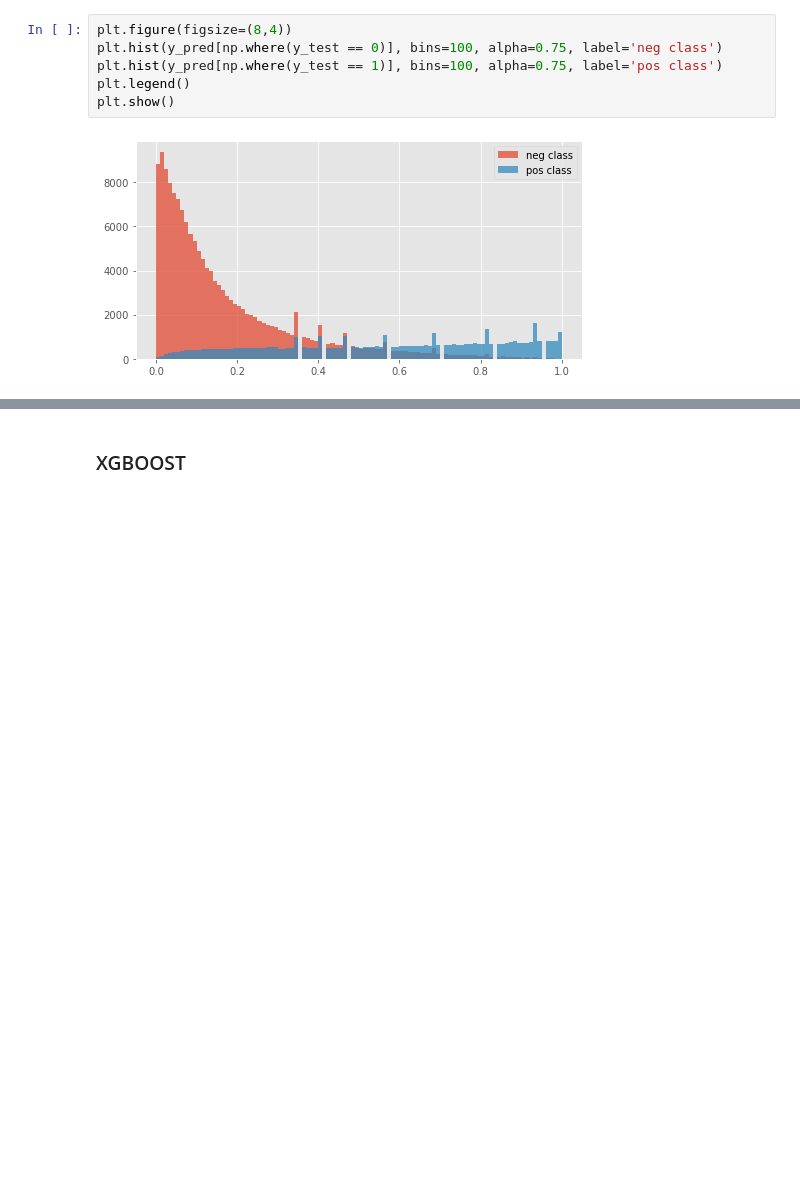
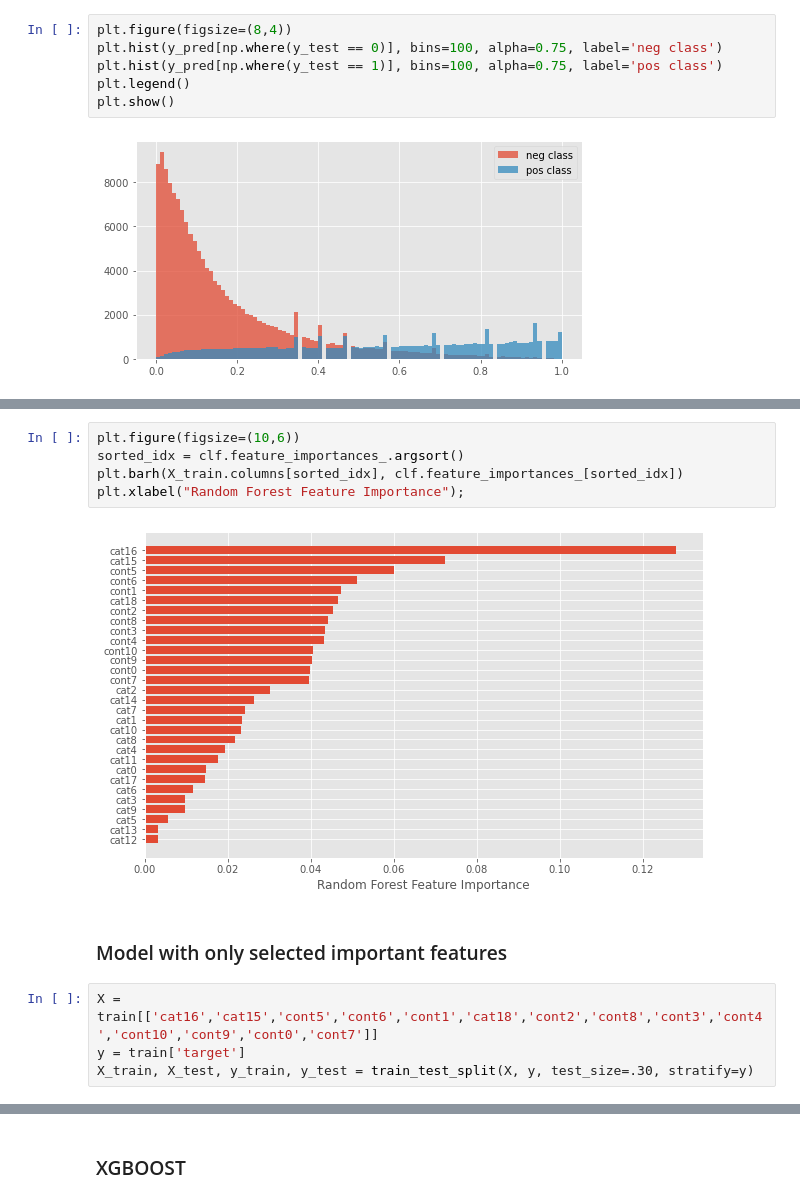
Before and after one commit to smeteo/Kaggle-Tabular-Competition-March, a Jupyter notebook: Tabular_March.ipynb, the cells around one changed output, grey strips where cells are left out. Saved outputs shown, nothing was run; the diff lists cells and outputs as text; blank space fills up the shorter version.

```diff
--- a/Tabular_March.ipynb
+++ b/Tabular_March.ipynb
@@ -175,0 +193,13 @@ plt.show()
+# %%
+plt.figure(figsize=(10,6))
+sorted_idx = clf.feature_importances_.argsort()
+plt.barh(X_train.columns[sorted_idx], clf.feature_importances_[sorted_idx])
+plt.xlabel("Random Forest Feature Importance");
+# %% [output]
+[figure, added]
+# %% [markdown]
+### Model with only selected important features
+# %%
+X = train[['cat16','cat15','cont5','cont6','cont1','cat18','cont2','cont8','cont3','cont4','cont10','cont9','cont0','cont7']]
+y = train['target']
+X_train, X_test, y_train, y_test = train_test_split(X, y, test_size=.30, stratify=y)
```
Also changed, not shown: parts of 9 cells of this notebook.
